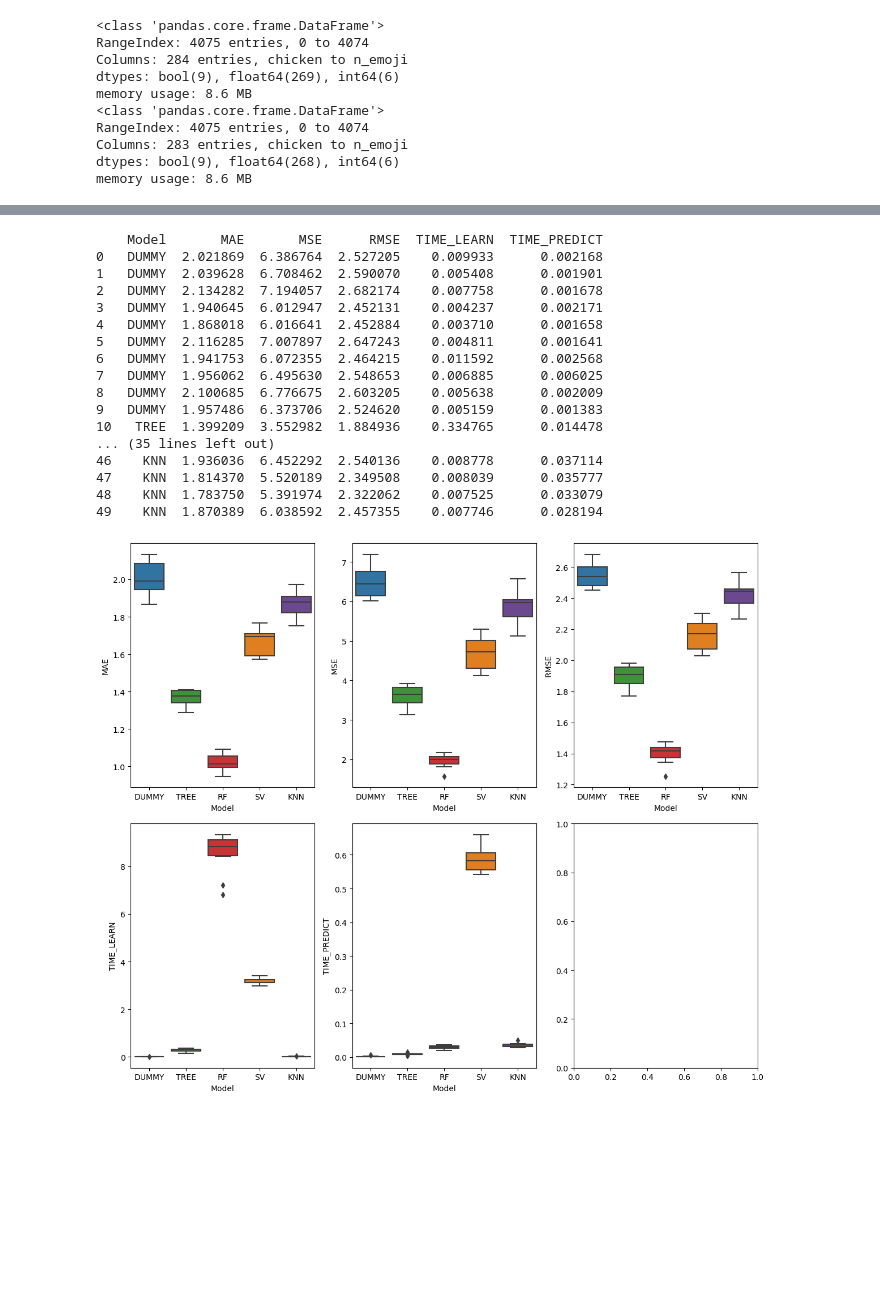
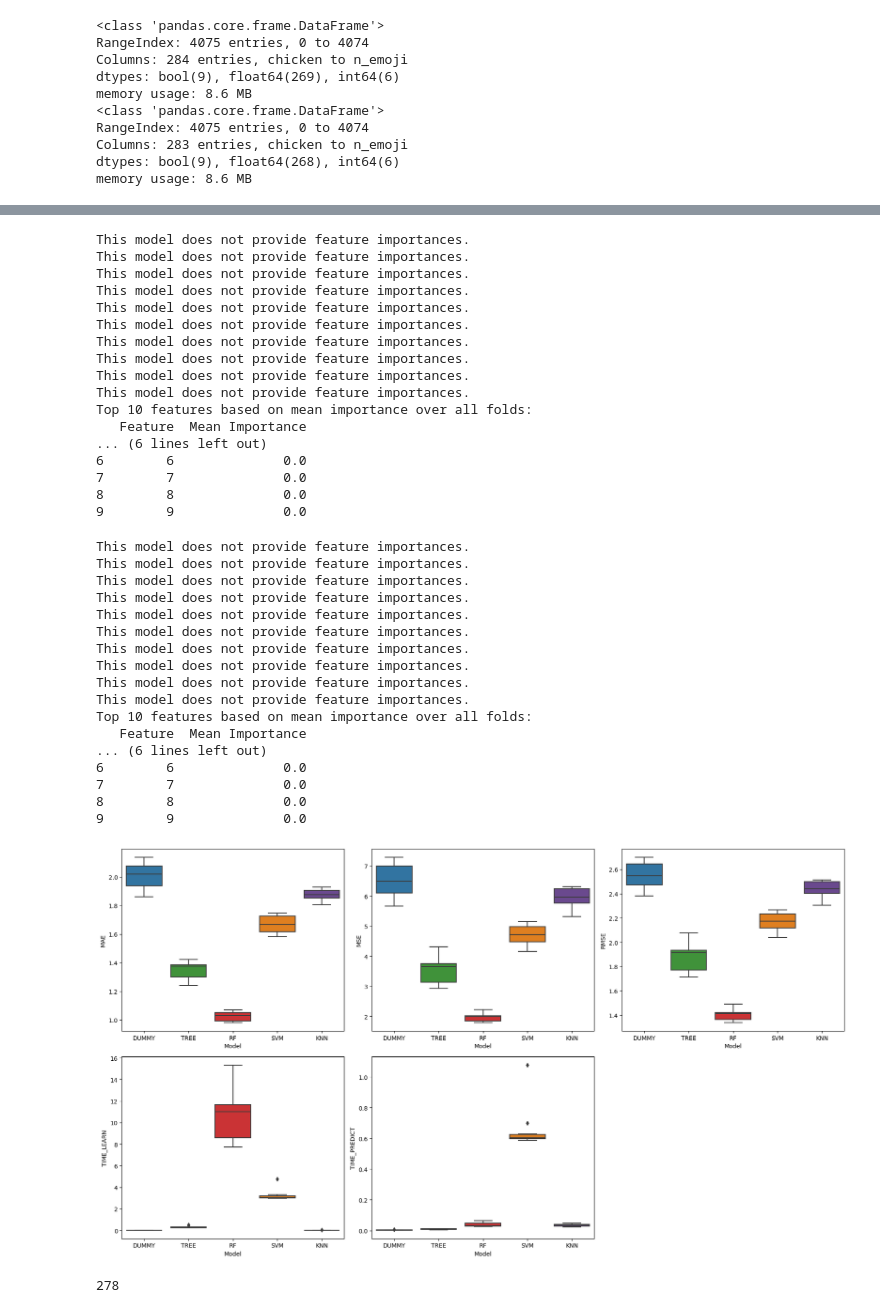
Before and after one commit to giuliofantuzzi/ML-final-project, a Jupyter notebook: code/ML-models/models_def.ipynb, the cells around one changed output, grey strips where cells are left out. Saved outputs shown, nothing was run; the diff lists cells and outputs as text; code cells hidden in the pictures; blank space fills up the shorter version.

Commit message:
Added feature importance

```diff
--- a/code/ML-models/models_def.ipynb
+++ b/code/ML-models/models_def.ipynb
@@ -80,36 +133,62 @@ CVTest(rf_regressor, 'rf', X, Y, reg_metrics_text)
 # %%
 sv_regressor = SVR()    #Try tuning on the kernel
-CVTest(sv_regressor, 'sv', X, Y, reg_metrics_text)
+CVTest(sv_regressor, 'svm', X, Y, data, reg_metrics_text)
+# %% [output]
+This model does not provide feature importances.
+This model does not provide feature importances.
+This model does not provide feature importances.
+This model does not provide feature importances.
+This model does not provide feature importances.
+This model does not provide feature importances.
+This model does not provide feature importances.
+This model does not provide feature importances.
+This model does not provide feature importances.
+This model does not provide feature importances.
+Top 10 features based on mean importance over all folds:
+   Feature  Mean Importance
+... (6 lines left out)
+6        6              0.0
+7        7              0.0
+8        8              0.0
+9        9              0.0
 # %%
 knn_regressor = KNeighborsRegressor()       #Try tuning on the hyperparameters: n_neighbors, weights
-CVTest(knn_regressor, 'knn', X, Y, reg_metrics_text)
+CVTest(knn_regressor, 'knn', X, Y, data, reg_metrics_text)
+# %% [output]
+This model does not provide feature importances.
+This model does not provide feature importances.
+This model does not provide feature importances.
+This model does not provide feature importances.
+This model does not provide feature importances.
+This model does not provide feature importances.
+This model does not provide feature importances.
+This model does not provide feature importances.
+This model does not provide feature importances.
+This model does not provide feature importances.
+Top 10 features based on mean importance over all folds:
+   Feature  Mean Importance
+... (6 lines left out)
+6        6              0.0
+7        7              0.0
+8        8              0.0
+9        9              0.0
 # %%
-fig, axs = plt.subplots(2, 3, figsize=(12, 10))
+fig, axs = plt.subplots(2, 3, figsize=(18, 10))
 sns.boxplot(data=reg_metrics_text, x="Model", y="MAE", ax=axs[0, 0], palette=sns.color_palette('Paired')[1::2])
 sns.boxplot(data=reg_metrics_text, x="Model", y="MSE", ax=axs[0, 1], palette=sns.color_palette('Paired')[1::2])
 sns.boxplot(data=reg_metrics_text, x="Model", y="RMSE", ax=axs[0, 2], palette=sns.color_palette('Paired')[1::2])
 sns.boxplot(data=reg_metrics_text, x="Model", y="TIME_LEARN", ax=axs[1, 0], palette=sns.color_palette('Paired')[1::2])
 sns.boxplot(data=reg_metrics_text, x="Model", y="TIME_PREDICT", ax=axs[1, 1], palette=sns.color_palette('Paired')[1::2])
 
+# Hide the empty subplot (if any)
+axs[1, 2].axis('off')
+
+
 
 plt.tight_layout()
 plt.show()
+
+print(X.columns[278])
 # %% [output]
+[figure, new version]
-    Model       MAE       MSE      RMSE  TIME_LEARN  TIME_PREDICT
-0   DUMMY  2.021869  6.386764  2.527205    0.009933      0.002168
-1   DUMMY  2.039628  6.708462  2.590070    0.005408      0.001901
-2   DUMMY  2.134282  7.194057  2.682174    0.007758      0.001678
-3   DUMMY  1.940645  6.012947  2.452131    0.004237      0.002171
-4   DUMMY  1.868018  6.016641  2.452884    0.003710      0.001658
-5   DUMMY  2.116285  7.007897  2.647243    0.004811      0.001641
-6   DUMMY  1.941753  6.072355  2.464215    0.011592      0.002568
-7   DUMMY  1.956062  6.495630  2.548653    0.006885      0.006025
-8   DUMMY  2.100685  6.776675  2.603205    0.005638      0.002009
-9   DUMMY  1.957486  6.373706  2.524620    0.005159      0.001383
-10   TREE  1.399209  3.552982  1.884936    0.334765      0.014478
-... (35 lines left out)
-46    KNN  1.936036  6.452292  2.540136    0.008778      0.037114
-47    KNN  1.814370  5.520189  2.349508    0.008039      0.035777
-48    KNN  1.783750  5.391974  2.322062    0.007525      0.033079
-49    KNN  1.870389  6.038592  2.457355    0.007746      0.028194
+278
-[figure, old version]
```
Also changed, not shown: parts of 4 cells of this notebook.
